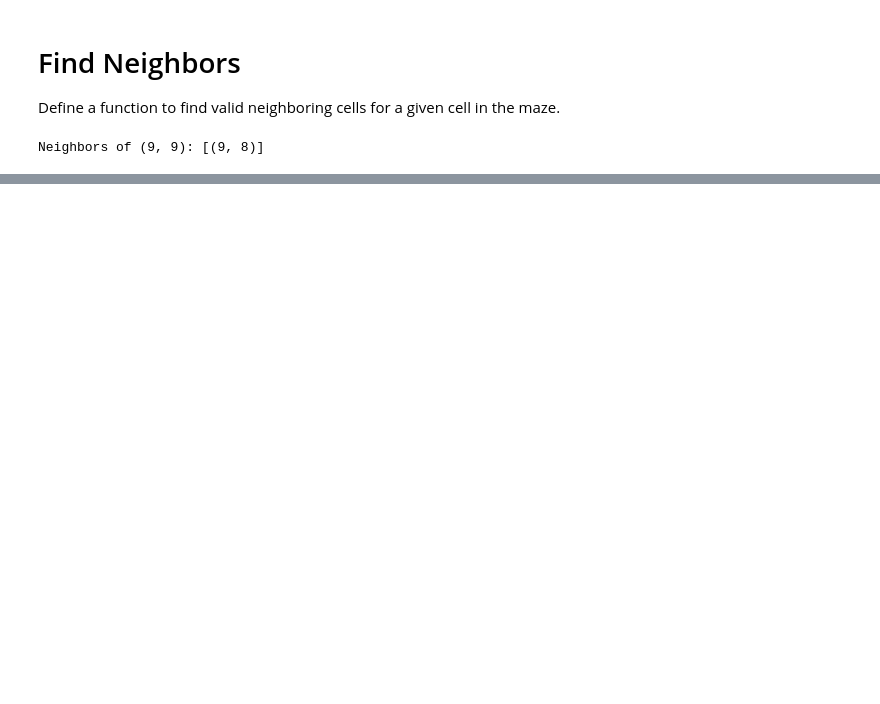
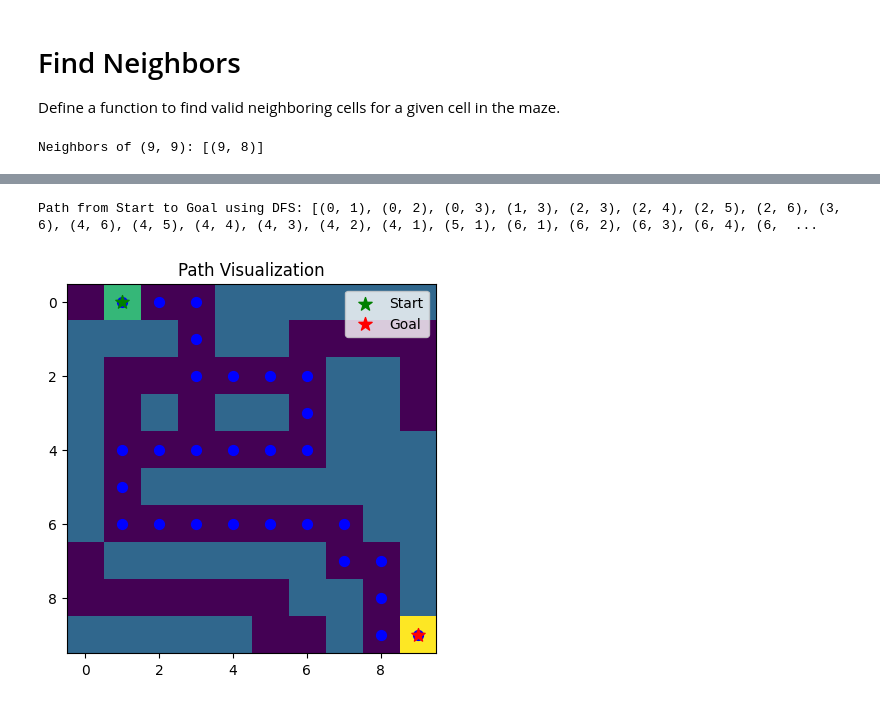
Before and after one commit to Amritkandel49/AI_labwork, a Jupyter notebook: lab6/maze_solver_using_BFS.ipynb, the cells around one changed output, grey strips where cells are left out. Drawn from its saved outputs; the diff is of its cells as text; code cells hidden in the pictures; blank space fills up the shorter version.

```diff
--- a/lab6/maze_solver_using_BFS.ipynb
+++ b/lab6/maze_solver_using_BFS.ipynb
@@ -182,0 +196,25 @@ plt.show()
+# %%
+def pipeline(maze, search_alg):
+    numeric_maze = to_numeric_grid(maze)
+    start_pos = find_pos(numeric_maze, 2)
+    goal_pos = find_pos(numeric_maze, 3)
+
+    if search_alg == 'bfs':
+        path = bfs(numeric_maze, start_pos, goal_pos)
+    elif search_alg == 'dfs':
+        path = dfs(numeric_maze, start_pos, goal_pos)
+    else:
+        raise ValueError("Invalid search algorithm. Use 'bfs' or 'dfs'.")
+
+    print(f"Path from Start to Goal using {search_alg.upper()}: {path}")
+    visualize_path(numeric_maze, path)
+# %%
+
+search_alg = input("Enter search algorithm (bfs/dfs): ").strip().lower()
+if search_alg not in ['bfs', 'dfs']:
+    print("Invalid input. Please enter 'bfs' or 'dfs'.")
+else:
+    pipeline(maze, search_alg)
+# %% [output]
+Path from Start to Goal using DFS: [(0, 1), (0, 2), (0, 3), (1, 3), (2, 3), (2, 4), (2, 5), (2, 6), (3, 6), (4, 6), (4, 5), (4, 4), (4, 3), (4, 2), (4, 1), (5, 1), (6, 1), (6, 2), (6, 3), (6, 4), (6,  ...
+[figure, added]
```
Also changed, not shown: parts of 12 cells of this notebook, 3 other files.
